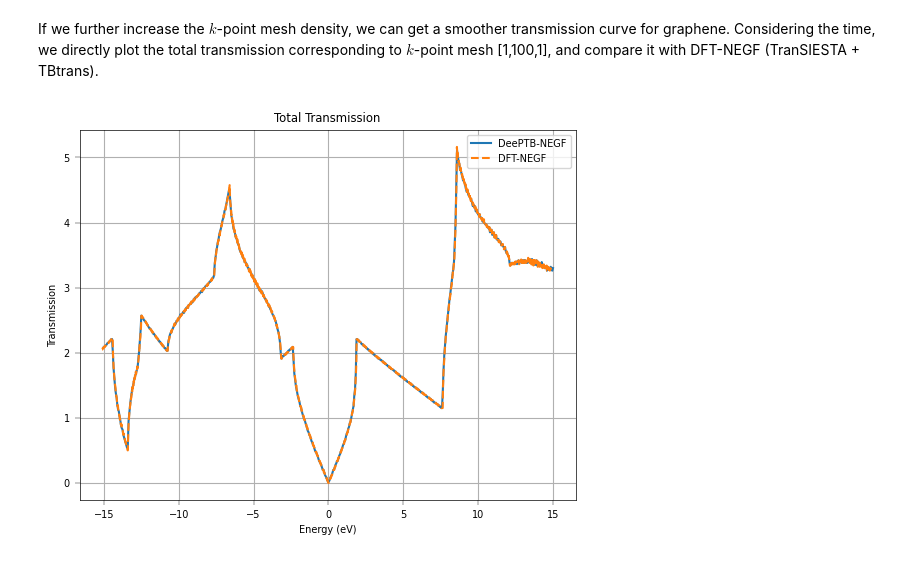
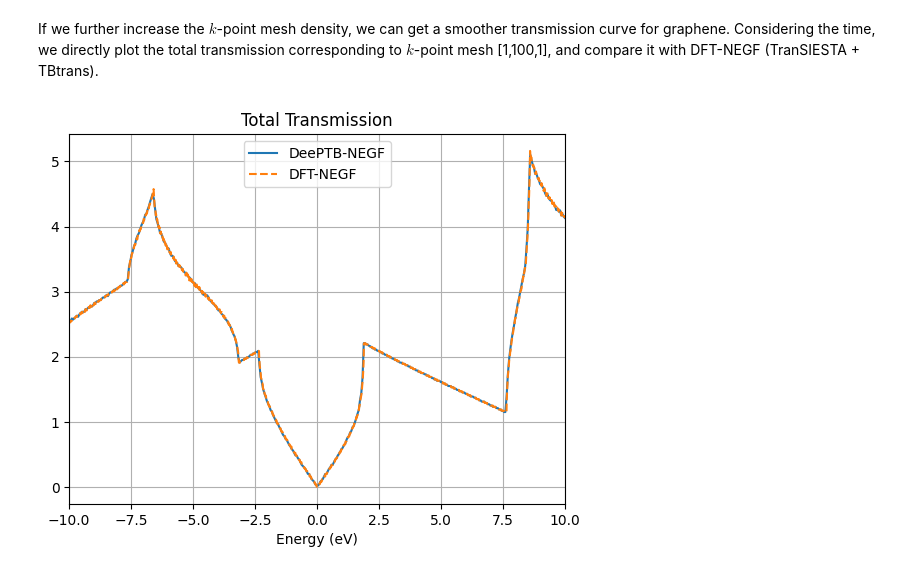
Before and after one commit to kirk0830/dpnegf, a Jupyter notebook: docs/hands_on/tutorial2_2d_mat.ipynb, the cells around one changed output. Drawn from its saved outputs; the diff is of its cells as text; code cells hidden in the pictures.

```diff
--- a/docs/hands_on/tutorial2_2d_mat.ipynb
+++ b/docs/hands_on/tutorial2_2d_mat.ipynb
@@ -370,10 +374,11 @@ Ef_TS = -24.878582000732422
 # %%
 plt.plot(Erange_dpnegf, negf_out['T_avg'], label='DeePTB-NEGF')
 plt.plot(tbt_trans_E - Ef_TS, tbt_trans,'--', label=r'DFT-NEGF')
 plt.xlabel('Energy (eV)')
 plt.title('Total Transmission')
 plt.grid()
-plt.legend()
+plt.legend(loc='upper center')
+plt.xlim(-10,10)
 plt.show()
 # %% [output]
-[figure, old version]
+[figure, new version]
```
Also changed, not shown: parts of 35 cells of this notebook, 23 other files.
